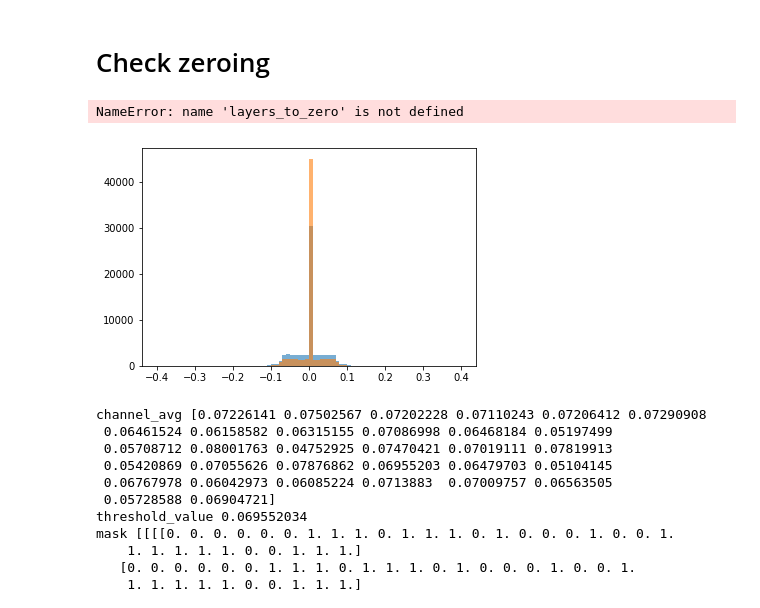
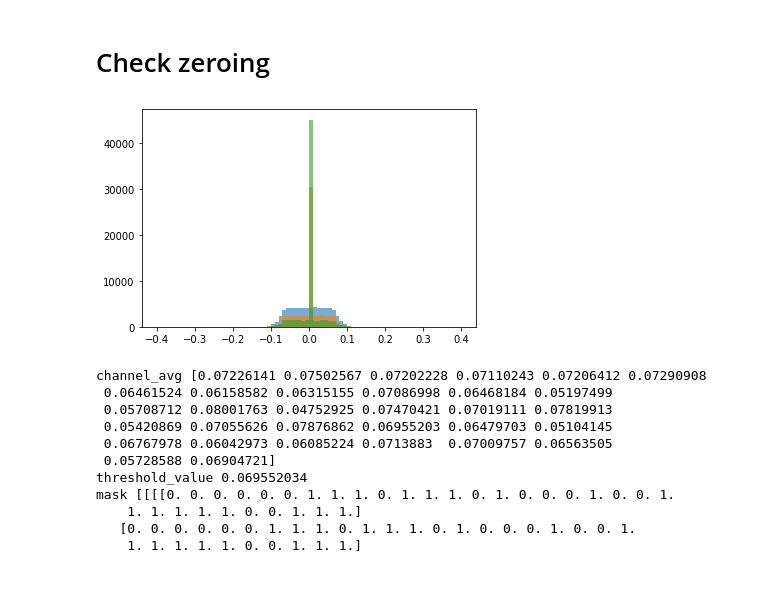
Before and after one commit to GTnikito/sparse-net-study, a Jupyter notebook: regularization_exps.ipynb, the cells around one changed output. Drawn from its saved outputs; the diff is of its cells as text; code cells hidden in the pictures; blank space fills up the shorter version.

```diff
--- a/regularization_exps.ipynb
+++ b/regularization_exps.ipynb
@@ -49,6 +50,11 @@ class WeightsTypeEnum(Enum):
         WEIGHTS = 1
         BIAS = 2
         WEIGHTS_BIAS = 3
+
+class ZeroTypeEnum(Enum):
+        SPARSE_WEIGHTS = 1
+        GLOBAL_CHANNELS = 2
+        FILTER_CHANNELS = 3
 
 def generate_layer_mask(active_layers, layers_num):
     layer_mask = [0] * layers_num
@@ -567,21 +609,21 @@ KeyboardInterrupt:
 # %%
-model_name_prefix = '60_99_cf10_conv_w2_'
-zero_step_big = 0.1
+zero_part_start = 0.2
+zero_part_end = 1
+zero_step_big = 0.05
 zero_step_small = 0.02
-zero_part_start = 0.5
-zero_part_end = 1
 
 zero_part = zero_part_start
 
 while(zero_part < zero_part_end):
     print('Zero part is ' + "{:2.2f}".format(zero_part))
-    model = keras.models.load_model('saved_models/empty_model')
-    model_name = model_name_prefix + "{:2.2f}".format(zero_part) + '_zeroed'
-    loss_result, acc_result = custom_loop(model, zero_part)
-    print('After runs, ' + str(loss_result) + ' loss and ' + str(acc_result) + ' acc')
-    with open(model_name_prefix + '_res.csv', 'a', newline='') as f:
-        writer = csv.writer(f)
-        writer.writerow(["{:2.2f}".format(zero_part)] + [str(loss_result)] + [str(acc_result)])
+    simple_custom_loop(zero_part)
+    # model = keras.models.load_model('saved_models/empty_model')
+    # model_name = model_name_prefix + "{:2.2f}".format(zero_part) + '_zeroed'
+    # loss_result, acc_result = custom_loop(model, zero_part)
+    # print('After runs, ' + str(loss_result) + ' loss and ' + str(acc_result) + ' acc')
+    # with open(model_name_prefix + '_res.csv', 'a', newline='') as f:
+    #     writer = csv.writer(f)
+    #     writer.writerow(["{:2.2f}".format(zero_part)] + [str(loss_result)] + [str(acc_result)])
     if zero_part < 0.9 - 0.5 * zero_step_big:
         zero_part += zero_step_big
     else:
@@ -616,38 +640,34 @@ Validation loss: 0.809251259803772, acc 0.7293
 # Check zeroing
 # %%
 show_weights_distribution(model, layers_to_zero)
-# %% [output]
-NameError: name 'layers_to_zero' is not defined
 # %%
 layers_to_zero = generate_layer_mask([0, 2, 6, 8], len(model.layers)) # only conv layers
 zero_part = 0.6
 weights_type = WeightsTypeEnum.WEIGHTS
-# show_weights_distribution(model, layers_to_zero)
+show_weights_distribution(model, layers_to_zero)
 
 
 sparse_model = keras.models.clone_model(model)
 
-weights_threshold = get_weights_threshold(zero_part, sparse_model, layers_to_zero, weights_type)
-zero_mask = get_weights_mask(sparse_model, weights_threshold, layers_to_zero, weights_type)
+zero_mask = get_zero_mask(zero_part, sparse_model, layers_to_zero, ZeroTypeEnum.SPARSE_WEIGHTS, weights_type)
 sparse_model = set_null_weights_by_mask(sparse_model, zero_mask, layers_to_zero, weights_type)
 # show_weights_distribution(sparse_model, layers_to_zero)
 
 
 channel_model = keras.models.clone_model(model)
 
-channel_threshold = get_global_channel_threshold(zero_part, channel_model, layers_to_zero, weights_type)
-channel_mask = get_global_channel_mask(channel_model, channel_threshold, layers_to_zero, weights_type)
+channel_mask = get_zero_mask(zero_part, sparse_model, layers_to_zero, ZeroTypeEnum.GLOBAL_CHANNELS, weights_type)
 third_model = set_null_weights_by_mask(channel_model, channel_mask, layers_to_zero, weights_type)
 show_weights_distribution(third_model, layers_to_zero)
 
 
 channel_model_2 = keras.models.clone_model(model)
 
-channel_mask_2 = get_filter_channel_mask(zero_part, channel_model_2, layers_to_zero, weights_type)
+channel_mask_2 = get_zero_mask(zero_part, sparse_model, layers_to_zero, ZeroTypeEnum.FILTER_CHANNELS, weights_type)
 forth_model = set_null_weights_by_mask(channel_model, channel_mask_2, layers_to_zero, weights_type)
 show_weights_distribution(forth_model, layers_to_zero)
 # %% [output]
-[figure, old version]
+[figure, new version]
 # %%
 exp_model = keras.models.clone_model(model)
 layers_to_zero = generate_layer_mask([0, 2, 6, 8], len(exp_model.layers)) # only conv layers
```
Also changed, not shown: parts of 14 cells of this notebook.
